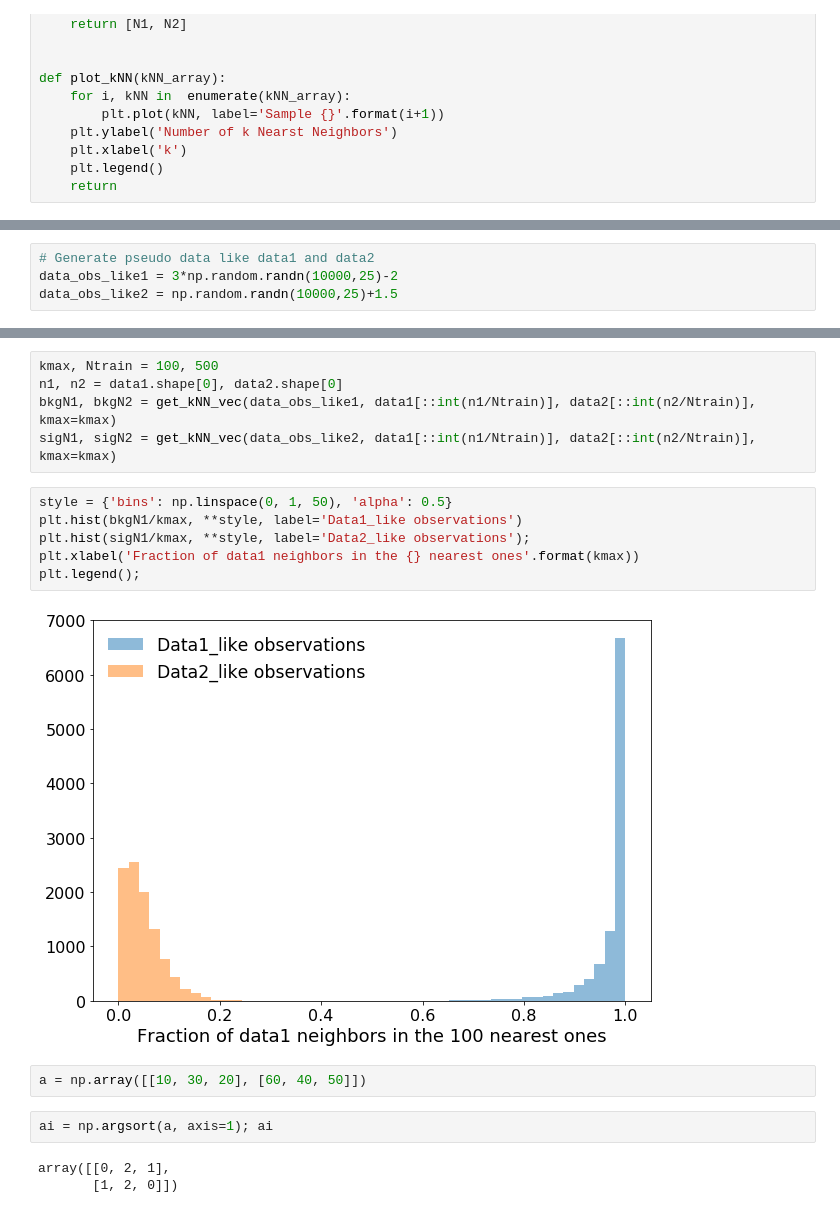
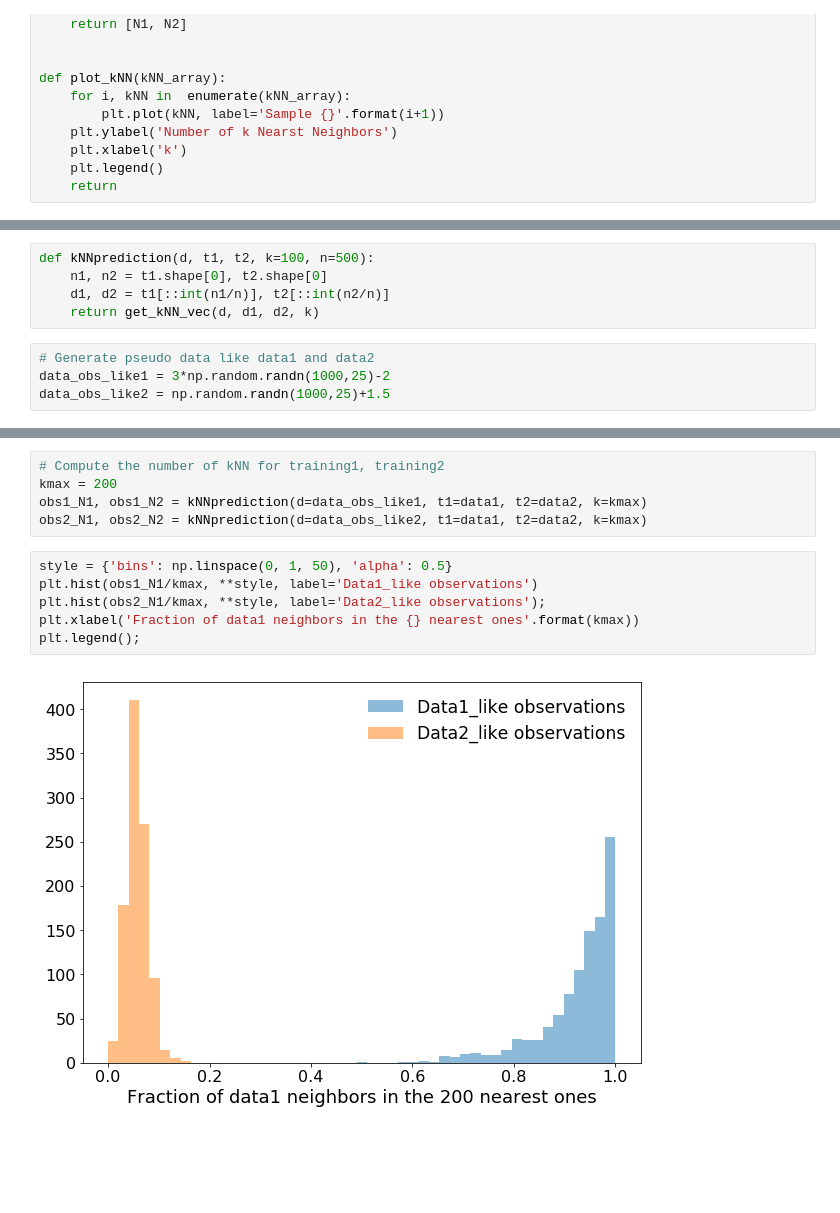
Before and after one commit to MLatCezeaux/intro_numpy, a Jupyter notebook: solutions/3-NearestNeighborAlgo-solution.ipynb, the cells around one changed output, grey strips where cells are left out. Cells and saved outputs as stored; diff of their text form; blank space fills up the shorter version.

```diff
--- a/solutions/3-NearestNeighborAlgo-solution.ipynb
+++ b/solutions/3-NearestNeighborAlgo-solution.ipynb
@@ -131,4 +173,9 @@ plot_kNN(kNN)
+# %%
+def kNNprediction(d, t1, t2, k=100, n=500):
+    n1, n2 = t1.shape[0], t2.shape[0]
+    d1, d2 = t1[::int(n1/n)], t2[::int(n2/n)]
+    return get_kNN_vec(d, d1, d2, k)
 # %%
 # Generate pseudo data like data1 and data2
-data_obs_like1 = 3*np.random.randn(10000,25)-2
-data_obs_like2 = np.random.randn(10000,25)+1.5
+data_obs_like1 = 3*np.random.randn(1000,25)-2
+data_obs_like2 = np.random.randn(1000,25)+1.5
@@ -179,20 +182,13 @@ def get_kNN_vec(o, d1, d2, kmax=500):
-# %%
-kmax, Ntrain = 100, 500
-n1, n2 = data1.shape[0], data2.shape[0]
-bkgN1, bkgN2 = get_kNN_vec(data_obs_like1, data1[::int(n1/Ntrain)], data2[::int(n2/Ntrain)], kmax=kmax)
-sigN1, sigN2 = get_kNN_vec(data_obs_like2, data1[::int(n1/Ntrain)], data2[::int(n2/Ntrain)], kmax=kmax)
+# %%
+# Compute the number of kNN for training1, training2
+kmax = 200
+obs1_N1, obs1_N2 = kNNprediction(d=data_obs_like1, t1=data1, t2=data2, k=kmax)
+obs2_N1, obs2_N2 = kNNprediction(d=data_obs_like2, t1=data1, t2=data2, k=kmax)
 # %%
 style = {'bins': np.linspace(0, 1, 50), 'alpha': 0.5}
-plt.hist(bkgN1/kmax, **style, label='Data1_like observations')
-plt.hist(sigN1/kmax, **style, label='Data2_like observations');
+plt.hist(obs1_N1/kmax, **style, label='Data1_like observations')
+plt.hist(obs2_N1/kmax, **style, label='Data2_like observations');
 plt.xlabel('Fraction of data1 neighbors in the {} nearest ones'.format(kmax))
 plt.legend();
 # %% [output]
-[figure, old version]
+[figure, new version]
-# %%
-a = np.array([[10, 30, 20], [60, 40, 50]])
-# %%
-ai = np.argsort(a, axis=1); ai
-# %% [output]
-array([[0, 2, 1],
-       [1, 2, 0]])
```
Also changed, not shown: parts of 14 cells of this notebook.
